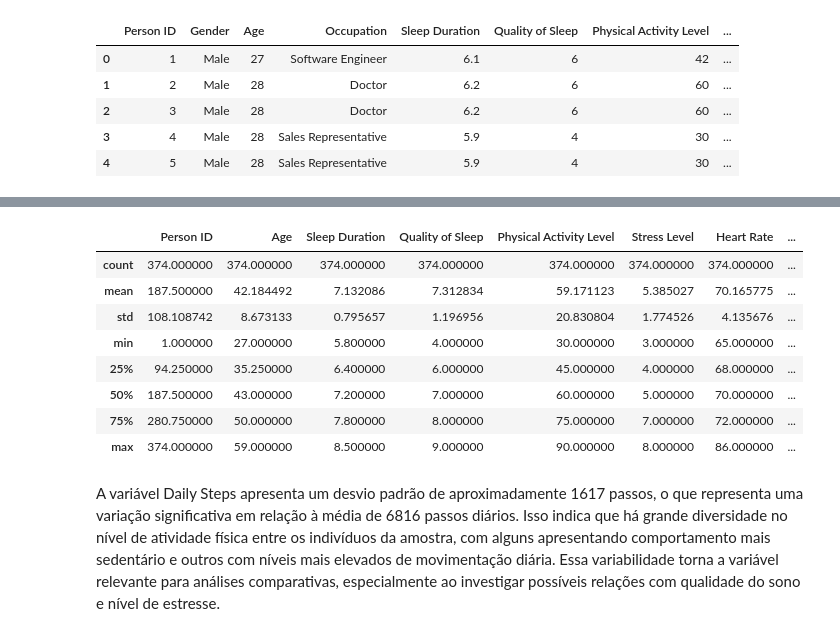
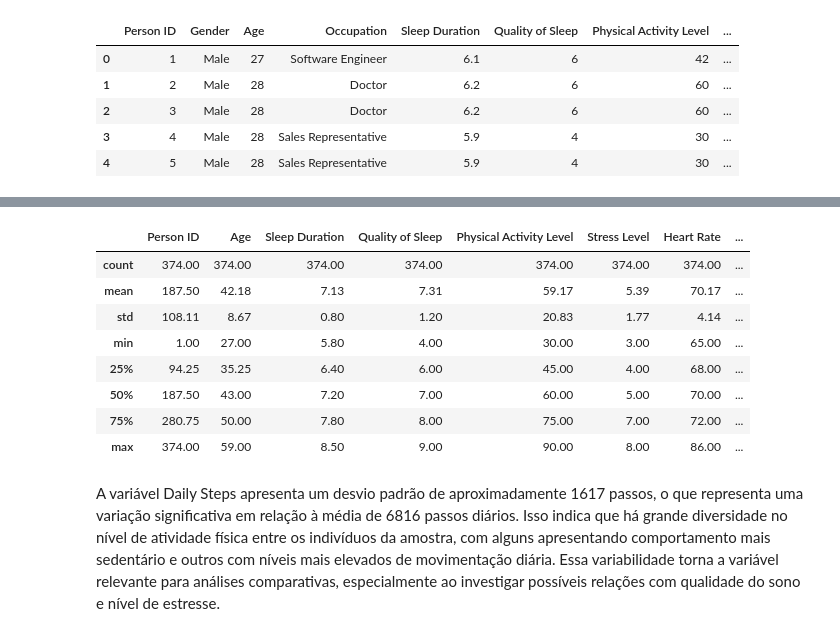
Before and after one commit to enzobanin/AnaliseDeDados, a Jupyter notebook: sonoEstiloDeVida.ipynb, the cells around one changed output, grey strips where cells are left out. Cells and saved outputs as stored; diff of their text form; code cells hidden in the pictures.

```diff
--- a/sonoEstiloDeVida.ipynb
+++ b/sonoEstiloDeVida.ipynb
@@ -43,7 +43,7 @@ import seaborn as sns
 from google.colab import drive
 drive.mount('/content/drive')
 
-path = "/content/drive/MyDrive/5 semestre/sonoEstiloDeVida (1)/02_sono_estilo_vida.csv"
+path = "/content/drive/MyDrive/5 semestre/sonoEstiloDeVida/02_sono_estilo_vida.csv"
 # %% [output]
 Drive already mounted at /content/drive; to attempt to forcibly remount, call drive.mount("/content/drive", force_remount=True).
 # %%
@@ -80,18 +80,19 @@ Data columns (total 13 columns):
 dtypes: float64(1), int64(7), object(5)
 memory usage: 38.1+ KB
 # %%
+pd.set_option("display.float_format", "{:.2f}".format)
 df.describe()
 #Verificamos um alto desvio padrão em 'Daily Steps'
 # %% [output]
 |  | Person ID | Age | Sleep Duration | Quality of Sleep | Physical Activity Level | Stress Level | Heart Rate | ... |
-| count | 374.000000 | 374.000000 | 374.000000 | 374.000000 | 374.000000 | 374.000000 | 374.000000 | ... |
-| mean | 187.500000 | 42.184492 | 7.132086 | 7.312834 | 59.171123 | 5.385027 | 70.165775 | ... |
-| std | 108.108742 | 8.673133 | 0.795657 | 1.196956 | 20.830804 | 1.774526 | 4.135676 | ... |
-| min | 1.000000 | 27.000000 | 5.800000 | 4.000000 | 30.000000 | 3.000000 | 65.000000 | ... |
-| 25% | 94.250000 | 35.250000 | 6.400000 | 6.000000 | 45.000000 | 4.000000 | 68.000000 | ... |
-| 50% | 187.500000 | 43.000000 | 7.200000 | 7.000000 | 60.000000 | 5.000000 | 70.000000 | ... |
-| 75% | 280.750000 | 50.000000 | 7.800000 | 8.000000 | 75.000000 | 7.000000 | 72.000000 | ... |
-| max | 374.000000 | 59.000000 | 8.500000 | 9.000000 | 90.000000 | 8.000000 | 86.000000 | ... |
+| count | 374.00 | 374.00 | 374.00 | 374.00 | 374.00 | 374.00 | 374.00 | ... |
+| mean | 187.50 | 42.18 | 7.13 | 7.31 | 59.17 | 5.39 | 70.17 | ... |
+| std | 108.11 | 8.67 | 0.80 | 1.20 | 20.83 | 1.77 | 4.14 | ... |
+| min | 1.00 | 27.00 | 5.80 | 4.00 | 30.00 | 3.00 | 65.00 | ... |
+| 25% | 94.25 | 35.25 | 6.40 | 6.00 | 45.00 | 4.00 | 68.00 | ... |
+| 50% | 187.50 | 43.00 | 7.20 | 7.00 | 60.00 | 5.00 | 70.00 | ... |
+| 75% | 280.75 | 50.00 | 7.80 | 8.00 | 75.00 | 7.00 | 72.00 | ... |
+| max | 374.00 | 59.00 | 8.50 | 9.00 | 90.00 | 8.00 | 86.00 | ... |
 # %% [markdown]
 A variável Daily Steps apresenta um desvio padrão de aproximadamente 1617 passos, o que representa uma variação significativa em relação à média de 6816 passos diários. Isso indica que há grande diversidade no nível de atividade física entre os indivíduos da amostra, com alguns apresentando comportamento mais sedentário e outros com níveis mais elevados de movimentação diária. Essa variabilidade torna a variável relevante para análises comparativas, especialmente ao investigar possíveis relações com qualidade do sono e nível de estresse.
 # %%
```
